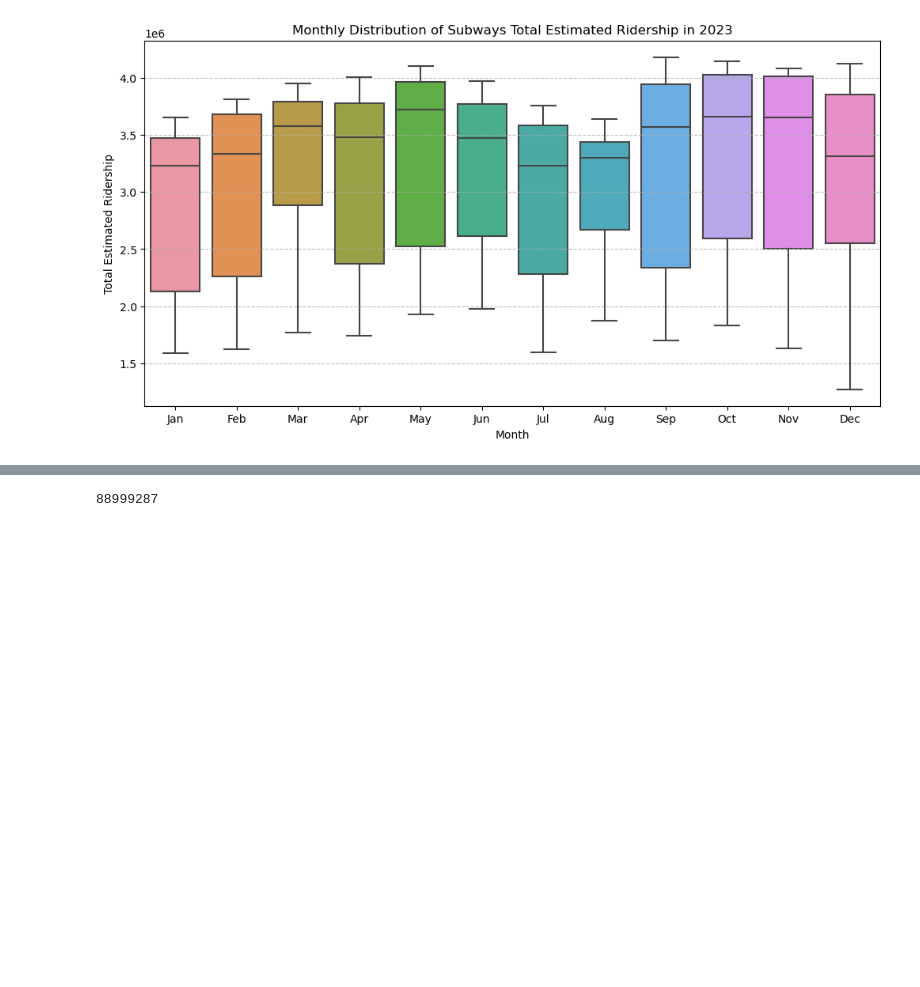
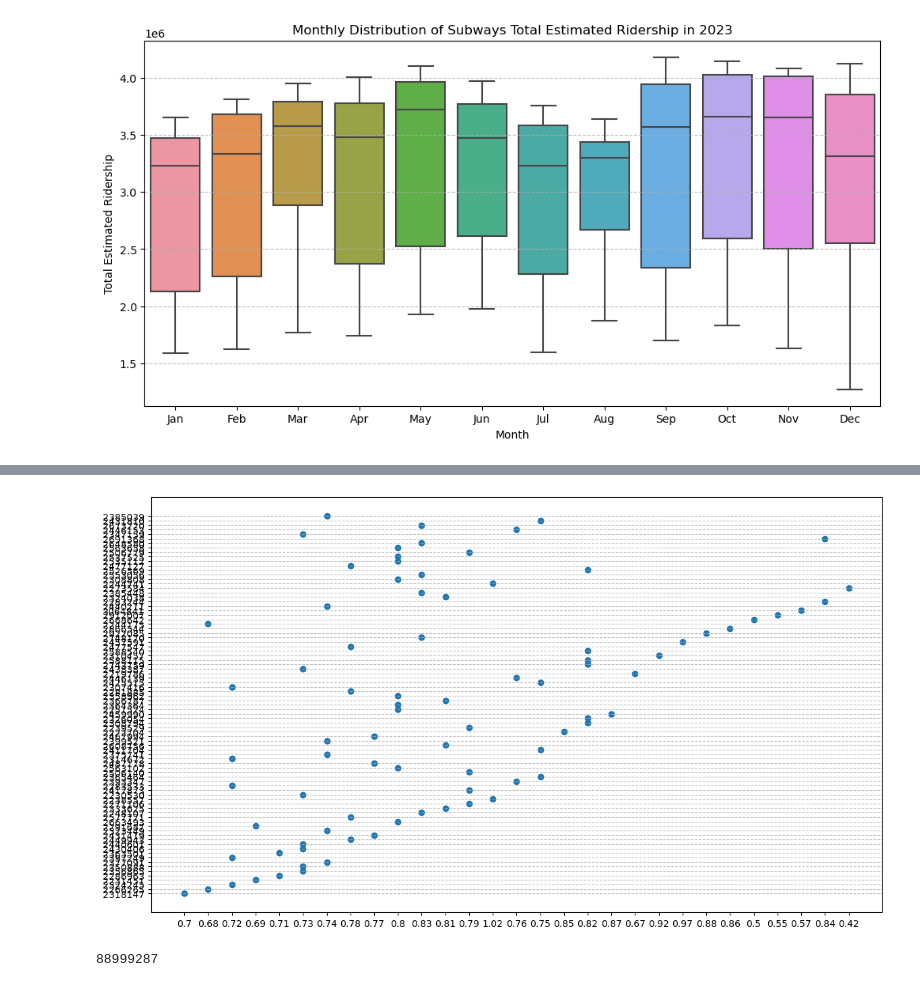
Before and after one commit to atharvakarnik/NY-MetroMetrics, a Jupyter notebook: sandbox-data-extraction.ipynb, the cells around one changed output, grey strips where cells are left out. Drawn from its saved outputs; the diff is of its cells as text; code cells hidden in the pictures; blank space fills up the shorter version.

```diff
--- a/sandbox-data-extraction.ipynb
+++ b/sandbox-data-extraction.ipynb
@@ -221,3 +232,10 @@ plt.scatter(x='month', y='subways_total_estimated_ridership', data=df_2023)
+# %%
+plt.figure(figsize= [14, 8])
+plt.scatter(x= 'subways_of_comparable_pre_pandemic_day', y= 'subways_total_estimated_ridership', data= filtered_df)
+plt.grid(axis= 'y', linestyle= '--', alpha= .8)
+plt.show()
+# %% [output]
+[figure, added]
 # %%
 # Debugging snippet for issue #1
 
```
Also changed, not shown: parts of 2 cells of this notebook.
